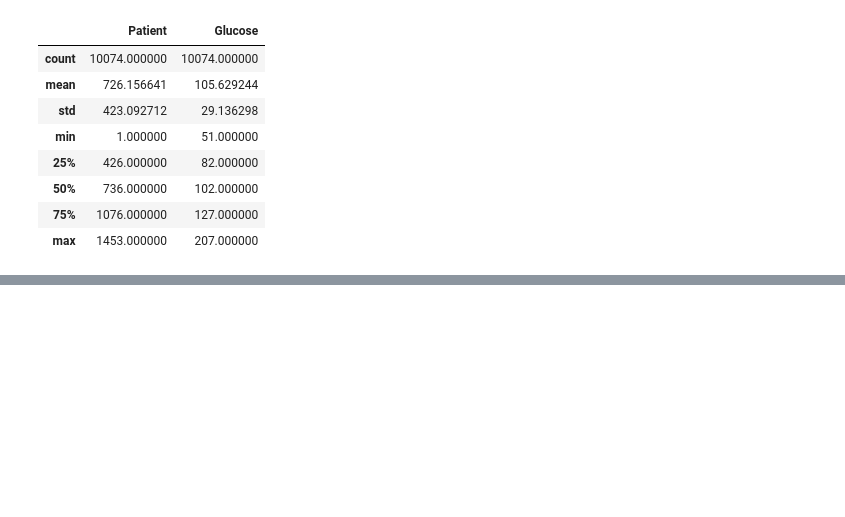
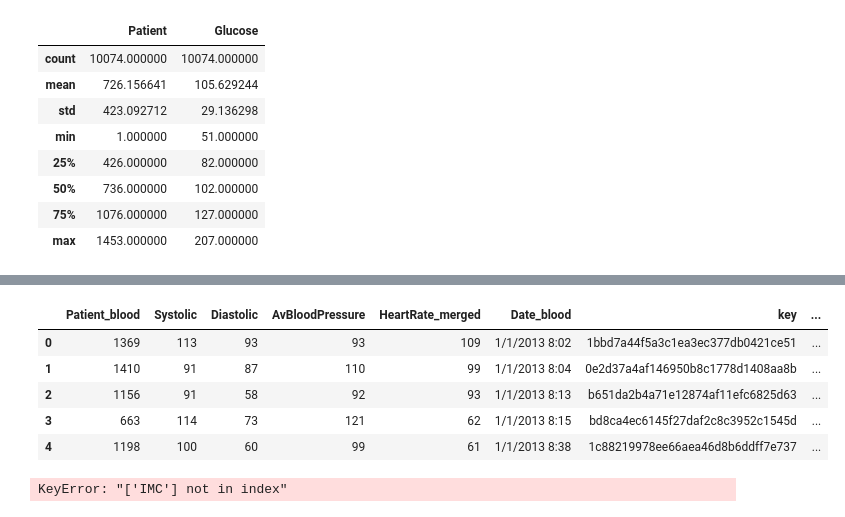
Before and after one commit to yerkomd/ProyectoFinalBSG, a Jupyter notebook: ml_heald_problem.ipynb, the cells around one changed output, grey strips where cells are left out. Cells and saved outputs as stored; diff of their text form; code cells hidden in the pictures; blank space fills up the shorter version.

```diff
--- a/ml_heald_problem.ipynb
+++ b/ml_heald_problem.ipynb
@@ -96,0 +175,20 @@ glucose_date
+# %%
+#unificamos los diferentes análisis en una solo tabla.
+
+df_merged = df_blood_presure_with_key.merge(df_glucose_with_key, on='key', how='inner', suffixes=('_blood', '_glucose'))
+df_merged = df_merged.merge(df_oximetry_with_key, on='key', how='inner', suffixes=('_merged', '_oximetry'))
+df_merged = df_merged.merge(df_w_h_with_key, on='key', how='inner', suffixes=('_merged', '_w_h'))
+
+
+df_merged.head(5)
+# %% [output]
+|  | Patient_blood | Systolic | Diastolic | AvBloodPressure | HeartRate_merged | Date_blood | key | ... |
+| 0 | 1369 | 113 | 93 | 93 | 109 | 1/1/2013 8:02 | 1bbd7a44f5a3c1ea3ec377db0421ce51 | ... |
+| 1 | 1410 | 91 | 87 | 110 | 99 | 1/1/2013 8:04 | 0e2d37a4af146950b8c1778d1408aa8b | ... |
+| 2 | 1156 | 91 | 58 | 92 | 93 | 1/1/2013 8:13 | b651da2b4a71e12874af11efc6825d63 | ... |
+| 3 | 663 | 114 | 73 | 121 | 62 | 1/1/2013 8:15 | bd8ca4ec6145f27daf2c8c3952c1545d | ... |
+| 4 | 1198 | 100 | 60 | 99 | 61 | 1/1/2013 8:38 | 1c88219978ee66aea46d8b6ddff7e737 | ... |
+# %%
+df_merged[["HeartRate_merged","IMC"]].head(20)
+# %% [output]
+KeyError: "['IMC'] not in index"
```
Also changed, not shown: parts of 20 cells of this notebook.
